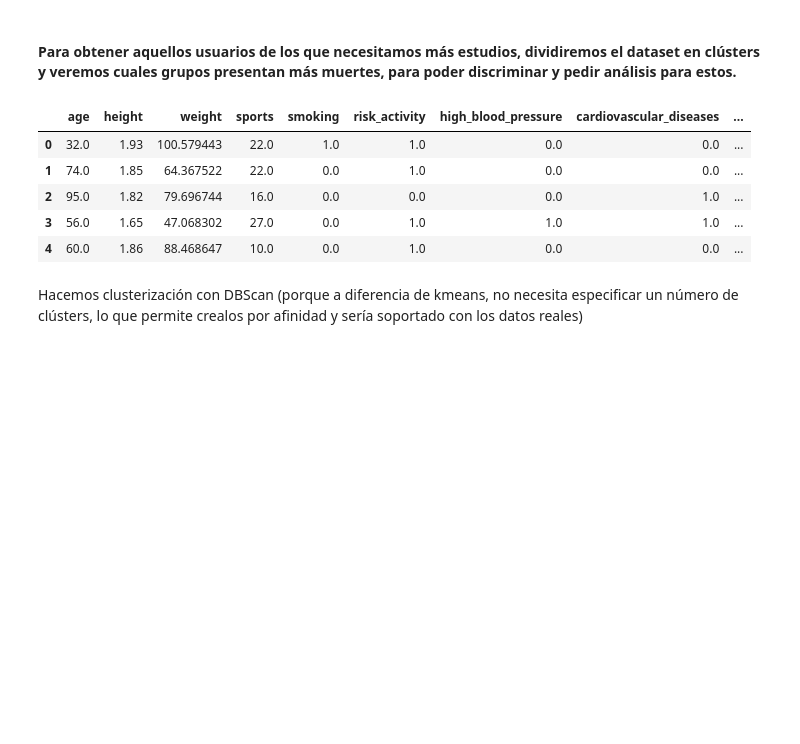
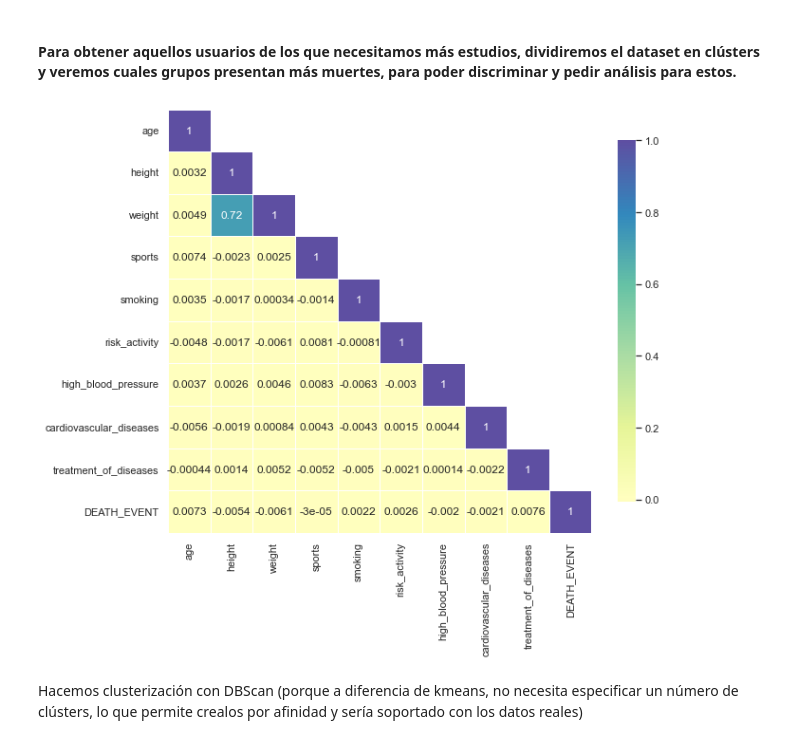
Before and after one commit to DuckyCB/machine-learning, a Jupyter notebook: tarea_final/Grupo 6, Brian y Serrón.ipynb, the cells around one changed output. Saved outputs shown, nothing was run; the diff lists cells and outputs as text; code cells hidden in the pictures; blank space fills up the shorter version.

```diff
--- a/tarea_final/Grupo 6, Brian y Serrón.ipynb
+++ b/tarea_final/Grupo 6, Brian y Serrón.ipynb
@@ -337,15 +339,24 @@ feature_set_and_label = (age, height, weight, sports, smoking, risk_activity, hi
 X1_data = np.transpose(np.vstack(feature_set_and_label))
 
 X1 = pd.DataFrame(X1_data, columns=features)
-# %%
-X1.head()
-# %% [output]
-|  | age | height | weight | sports | smoking | risk_activity | high_blood_pressure | cardiovascular_diseases | ... |
-| 0 | 32.0 | 1.93 | 100.579443 | 22.0 | 1.0 | 1.0 | 0.0 | 0.0 | ... |
-| 1 | 74.0 | 1.85 | 64.367522 | 22.0 | 0.0 | 1.0 | 0.0 | 0.0 | ... |
-| 2 | 95.0 | 1.82 | 79.696744 | 16.0 | 0.0 | 0.0 | 0.0 | 1.0 | ... |
-| 3 | 56.0 | 1.65 | 47.068302 | 27.0 | 0.0 | 1.0 | 1.0 | 1.0 | ... |
-| 4 | 60.0 | 1.86 | 88.468647 | 10.0 | 0.0 | 1.0 | 0.0 | 0.0 | ... |
+# %%
+X1.head()
+
+def display_corr(_df):
+    corr = _df.corr()
+    mask = np.ones_like(corr, dtype=bool)
+    for _i in range(len(mask[0])):
+        for _j in range(len(mask[1])):
+            if _j <= _i:
+                mask[_i][_j] = not mask[_i][_j]
+    plt.subplots(figsize=(10, 10))
+    cmap = sns.color_palette("Spectral", as_cmap=True)
+    sns.heatmap(corr, mask=mask, cmap=cmap, vmax=1, center=0, annot=True, square=True, linewidths=.5,
+                cbar_kws={"shrink": .7})
+
+display_corr(X1)
+# %% [output]
+[figure, added]
 # %% [markdown]
 Hacemos clusterización con DBScan (porque a diferencia de kmeans, no necesita especificar un número de clústers, lo que permite crealos por afinidad y sería soportado con los datos reales)
 # %%
```
Also changed, not shown: parts of 14 cells of this notebook, 5 other files.
